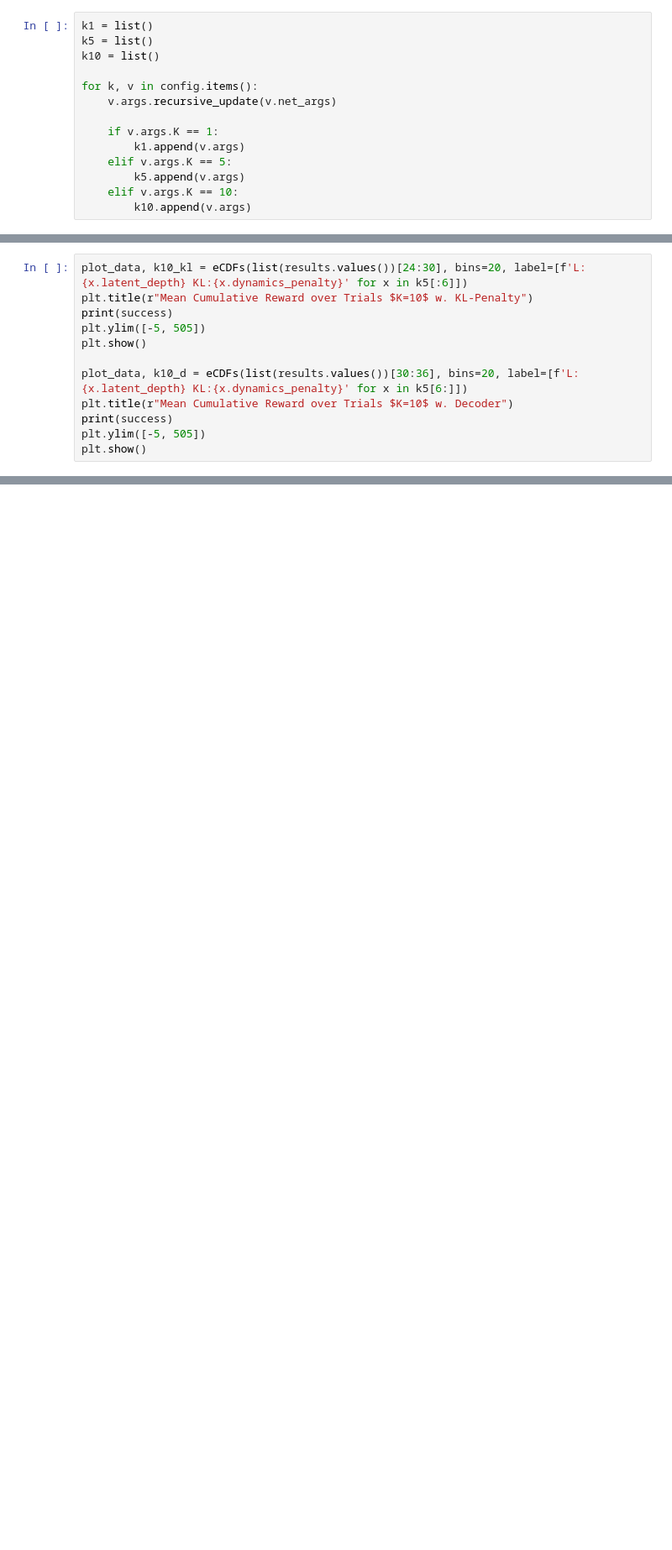
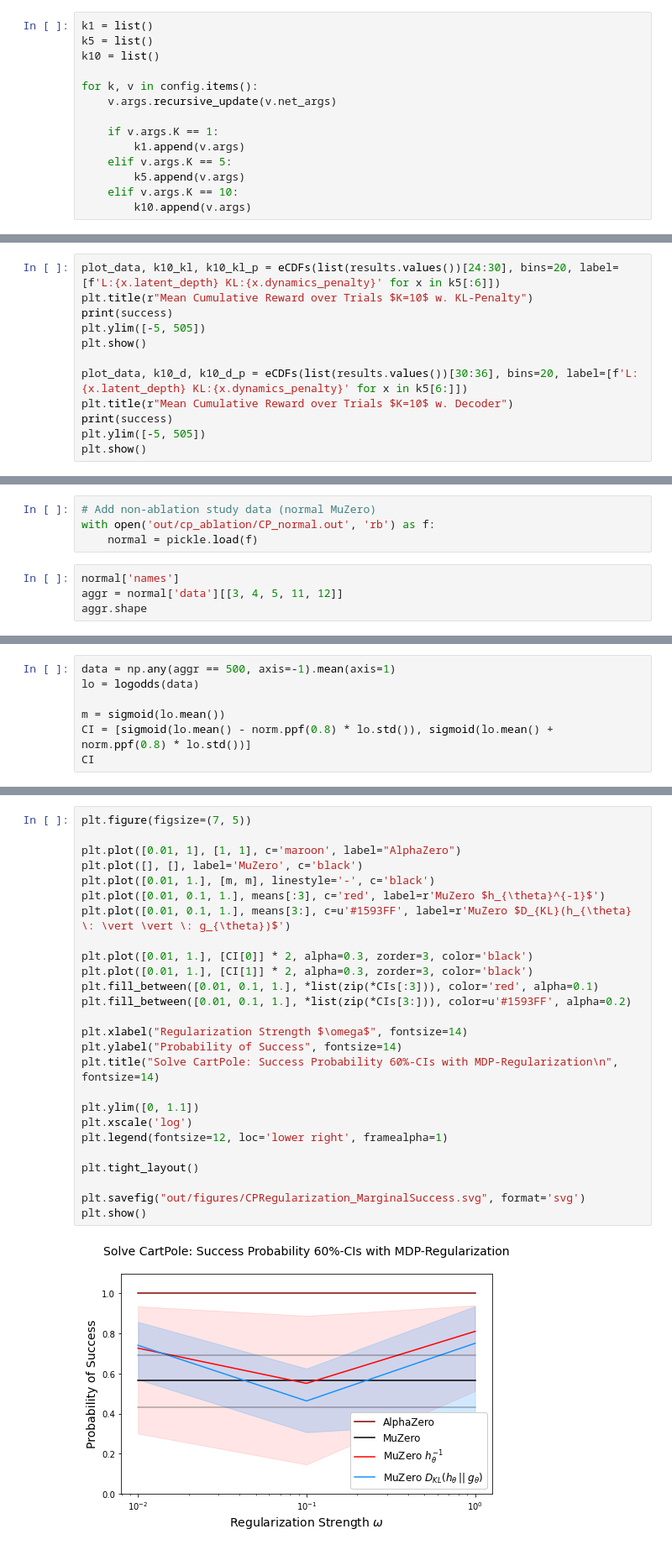
Before and after one commit to kaesve/muzero, a Jupyter notebook: Ablation Analysis.ipynb, the cells around one changed output, grey strips where cells are left out. Shown at 84% size. Saved outputs shown, nothing was run; the diff lists cells and outputs as text; blank space fills up the shorter version.

```diff
--- a/Ablation Analysis.ipynb
+++ b/Ablation Analysis.ipynb
@@ -105,11 +121,11 @@ plt.show()
 # %%
-plot_data, k10_kl = eCDFs(list(results.values())[24:30], bins=20, label=[f'L:{x.latent_depth} KL:{x.dynamics_penalty}' for x in k5[:6]])
+plot_data, k10_kl, k10_kl_p = eCDFs(list(results.values())[24:30], bins=20, label=[f'L:{x.latent_depth} KL:{x.dynamics_penalty}' for x in k5[:6]])
 plt.title(r"Mean Cumulative Reward over Trials $K=10$ w. KL-Penalty")
 print(success)
 plt.ylim([-5, 505])
 plt.show()
 
-plot_data, k10_d = eCDFs(list(results.values())[30:36], bins=20, label=[f'L:{x.latent_depth} KL:{x.dynamics_penalty}' for x in k5[6:]])
+plot_data, k10_d, k10_d_p = eCDFs(list(results.values())[30:36], bins=20, label=[f'L:{x.latent_depth} KL:{x.dynamics_penalty}' for x in k5[6:]])
 plt.title(r"Mean Cumulative Reward over Trials $K=10$ w. Decoder")
 print(success)
 plt.ylim([-5, 505])
@@ -164,0 +206,8 @@ dtype: float64
+# %%
+# Add non-ablation study data (normal MuZero)
+with open('out/cp_ablation/CP_normal.out', 'rb') as f:
+    normal = pickle.load(f)
+# %%
+normal['names']
+aggr = normal['data'][[3, 4, 5, 11, 12]]
+aggr.shape
@@ -164,0 +216,7 @@ dtype: float64
+# %%
+data = np.any(aggr == 500, axis=-1).mean(axis=1)
+lo = logodds(data)
+
+m = sigmoid(lo.mean())
+CI = [sigmoid(lo.mean() - norm.ppf(0.8) * lo.std()), sigmoid(lo.mean() + norm.ppf(0.8) * lo.std())]
+CI
@@ -164,0 +229,28 @@ dtype: float64
+# %%
+plt.figure(figsize=(7, 5))
+
+plt.plot([0.01, 1], [1, 1], c='maroon', label="AlphaZero")
+plt.plot([], [], label='MuZero', c='black')
+plt.plot([0.01, 1.], [m, m], linestyle='-', c='black')
+plt.plot([0.01, 0.1, 1.], means[:3], c='red', label=r'MuZero $h_{\theta}^{-1}$')
+plt.plot([0.01, 0.1, 1.], means[3:], c=u'#1593FF', label=r'MuZero $D_{KL}(h_{\theta} \: \vert \vert \: g_{\theta})$')
+
+plt.plot([0.01, 1.], [CI[0]] * 2, alpha=0.3, zorder=3, color='black')
+plt.plot([0.01, 1.], [CI[1]] * 2, alpha=0.3, zorder=3, color='black')
+plt.fill_between([0.01, 0.1, 1.], *list(zip(*CIs[:3])), color='red', alpha=0.1)
+plt.fill_between([0.01, 0.1, 1.], *list(zip(*CIs[3:])), color=u'#1593FF', alpha=0.2)
+
+plt.xlabel("Regularization Strength $\omega$", fontsize=14)
+plt.ylabel("Probability of Success", fontsize=14)
+plt.title("Solve CartPole: Success Probability 60%-CIs with MDP-Regularization\n", fontsize=14)
+
+plt.ylim([0, 1.1])
+plt.xscale('log')
+plt.legend(fontsize=12, loc='lower right', framealpha=1)
+
+plt.tight_layout()
+
+plt.savefig("out/figures/CPRegularization_MarginalSuccess.svg", format='svg')
+plt.show()
+# %% [output]
+[figure, added]
```
Also changed, not shown: parts of 25 cells of this notebook, 4 other files.
